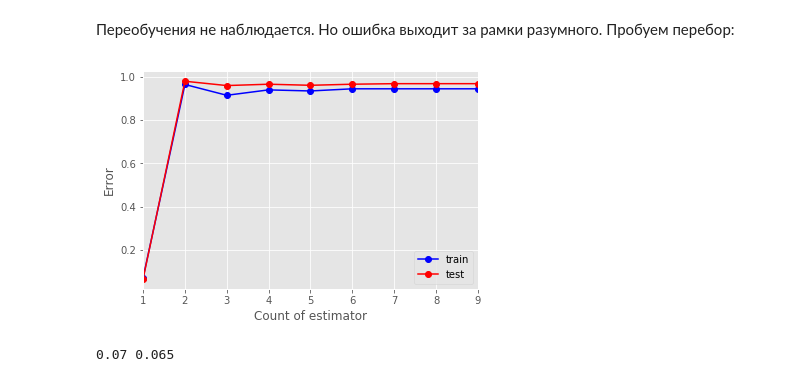
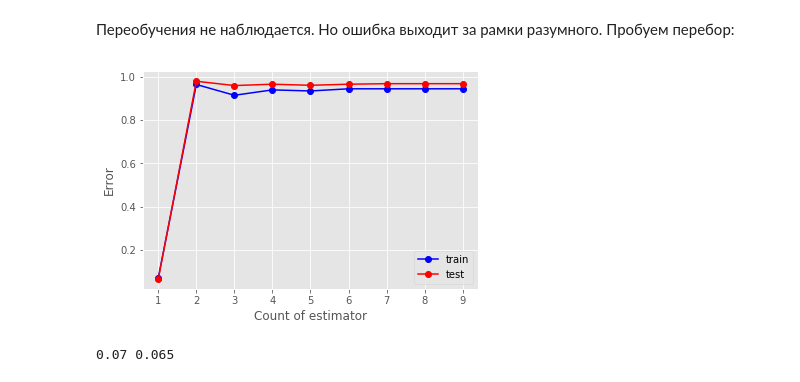
Before and after one commit to MichaelMurashov/MachineLearning, a Jupyter notebook: main.ipynb, the cells around one changed output. Drawn from its saved outputs; the diff is of its cells as text; code cells hidden in the pictures.

```diff
--- a/main.ipynb
+++ b/main.ipynb
@@ -407,13 +406,12 @@ for estimator in estimator_arr:
 # %%
 plt.plot(estimator_arr, train_err, 'b-o', label='train')
 plt.plot(estimator_arr, test_err, 'r-o', label='test')
-plt.xlim([np.min(estimator_arr), np.max(estimator_arr)])
 plt.xlabel('Count of estimator')
 plt.ylabel('Error')
 plt.legend()
 pass
 # %% [output]
-[figure, old version]
+[figure, new version]
 # %%
 min_train_err = np.min(train_err)
 min_test_err = np.min(test_err)
```
Also changed, not shown: parts of 7 cells of this notebook.
